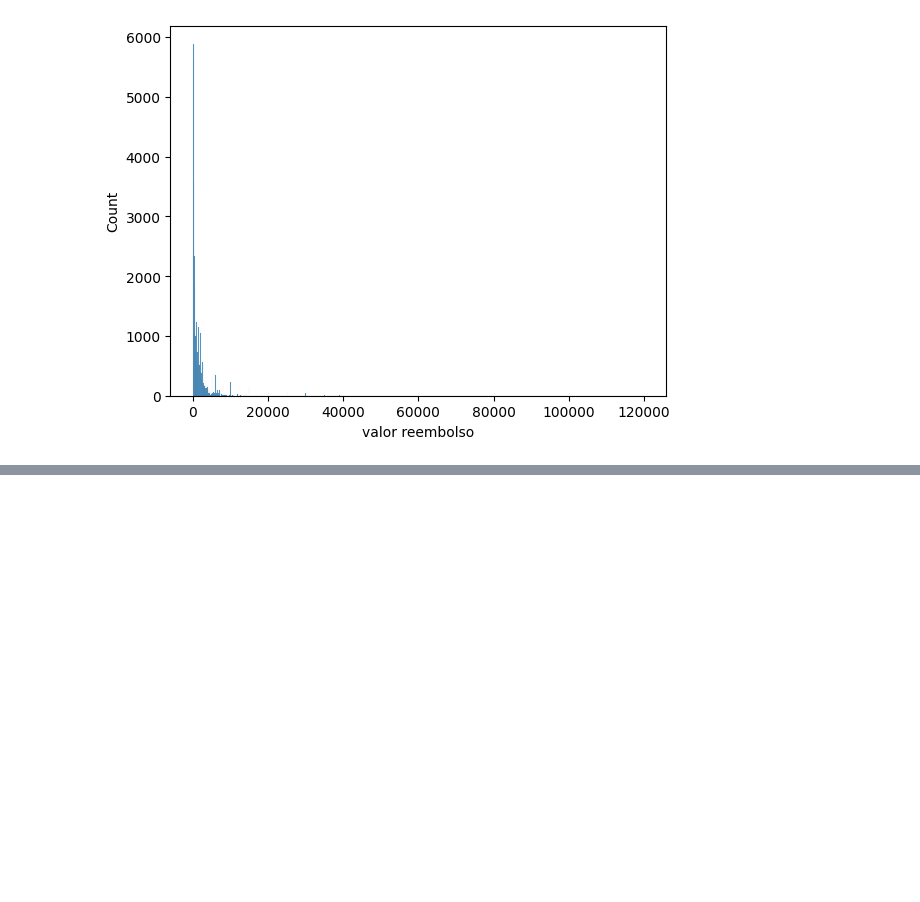
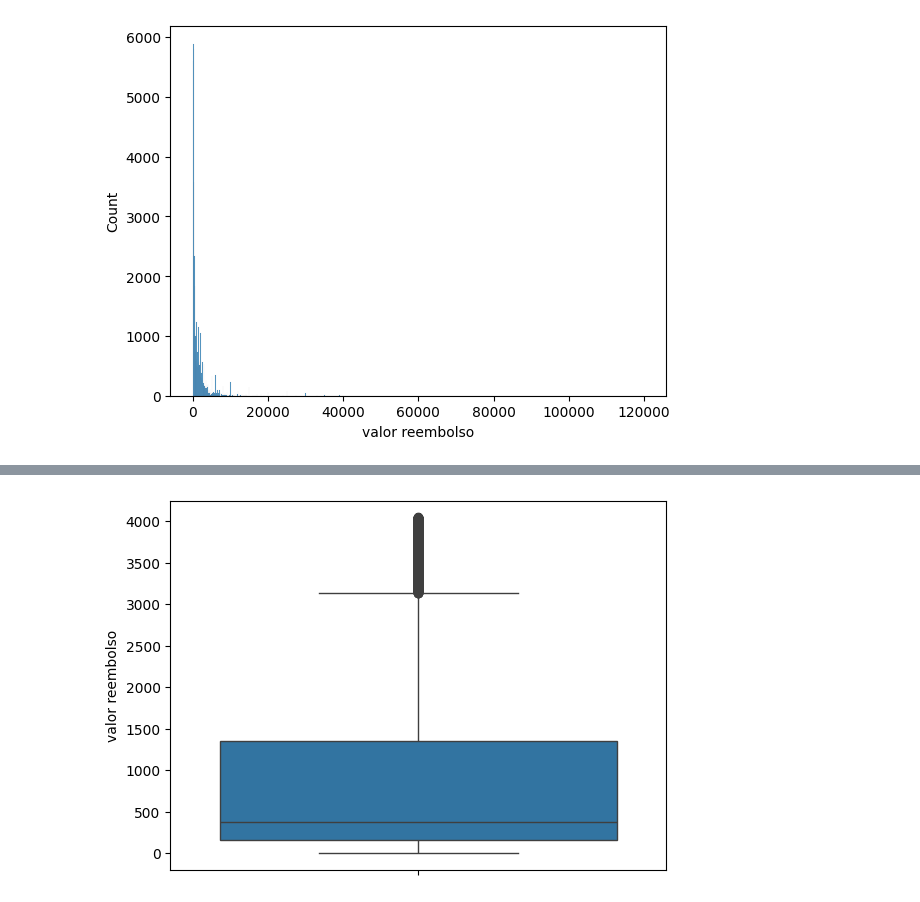
Before and after one commit to jeniferGoncalvesDaSilvaDev/7daysofcode-ds-alura2, a Jupyter notebook: desafio_7daysofcode_ds_alura.ipynb, the cells around one changed output, grey strips where cells are left out. Drawn from its saved outputs; the diff is of its cells as text; code cells hidden in the pictures; blank space fills up the shorter version.

```diff
--- a/desafio_7daysofcode_ds_alura.ipynb
+++ b/desafio_7daysofcode_ds_alura.ipynb
@@ -582,0 +593,18 @@ plt.show()
+# %%
+
+
+
+
+# Calcula Q1 (primeiro quartil) e Q3 (terceiro quartil)
+Q1 = valor_reembolso.quantile(0.25)
+Q3 = valor_reembolso.quantile(0.75)
+IQR = Q3 - Q1
+
+# Define limites para identificar os outliers
+limite_inferior = Q1 - 1.5 * IQR
+limite_superior = Q3 + 1.5 * IQR
+
+# Remove outliers
+df_sem_outliers = df_novo_5[(valor_reembolso>= limite_inferior) & (valor_reembolso<= limite_superior)]
+
+print(df_sem_outliers)
@@ -582,0 +629,7 @@ plt.show()
+# %%
+valor_reembolso_sem_outliers = df_sem_outliers['valor reembolso']
+# %%
+sb.boxplot(valor_reembolso_sem_outliers)
+plt.show()
+# %% [output]
+[figure, added]
```
Also changed, not shown: parts of 9 cells of this notebook.
